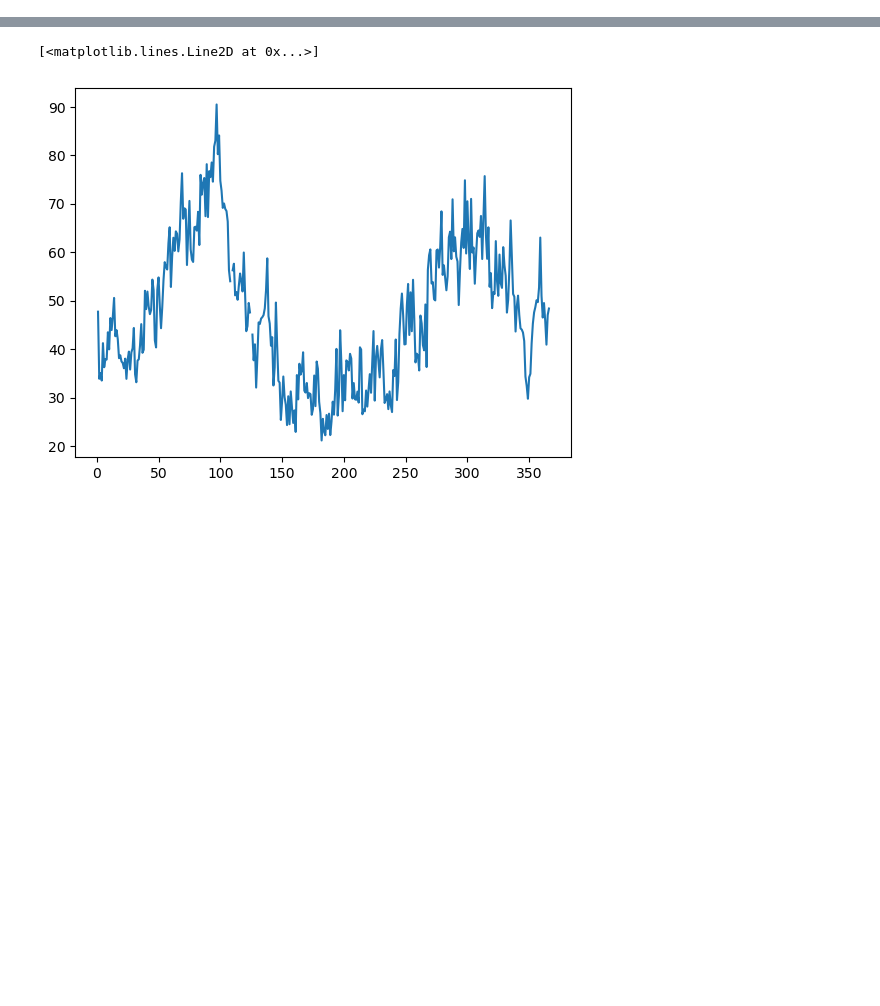
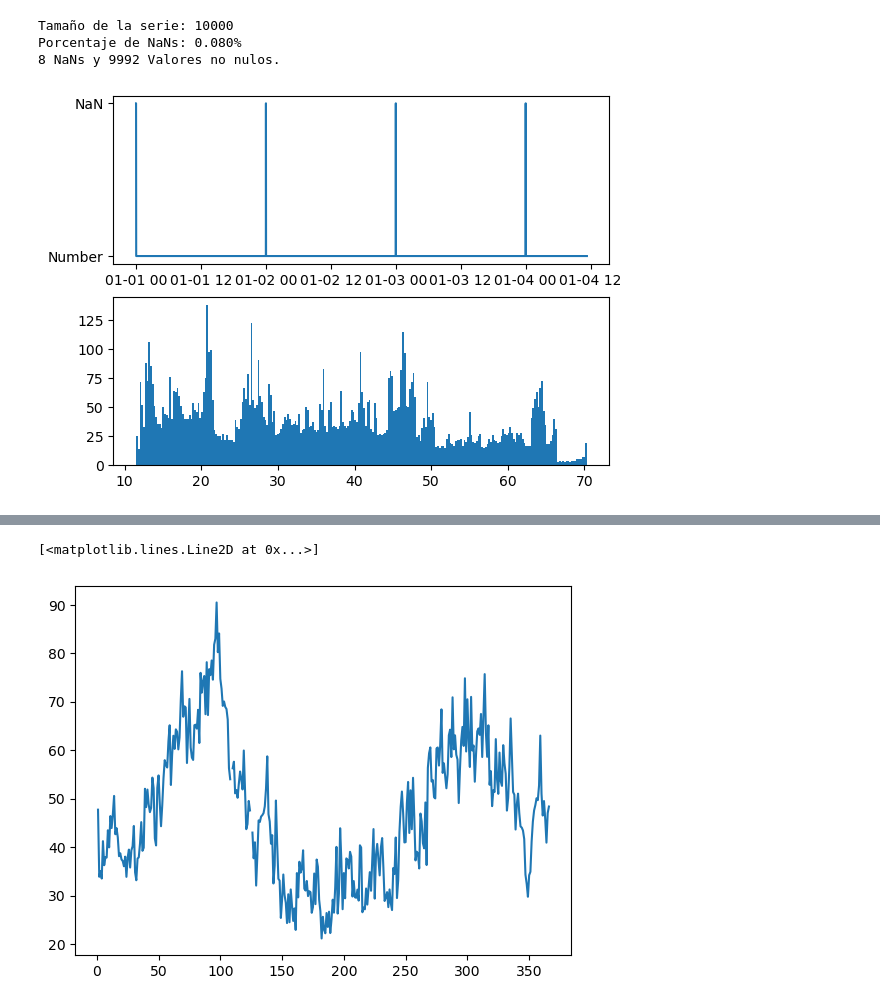
Before and after one commit to atuel96/cargar-estacion-tucu-tec, a Jupyter notebook: read_data.ipynb, the cells around one changed output, grey strips where cells are left out. Saved outputs shown, nothing was run; the diff lists cells and outputs as text; code cells hidden in the pictures; blank space fills up the shorter version.

Commit message:
Add basic stats function and README

```diff
--- a/read_data.ipynb
+++ b/read_data.ipynb
@@ -16,3 +16,26 @@ logger.setLevel(logging.ERROR)
 datafolder = Path("tucu")
 year = 2000
 df = load_year_data(year, datafolder)
+# %%
+import matplotlib.pyplot as plt
+def basic_stats(series : pd.Series):
+    n_nan = series.isna().sum()
+    nan_ratio = n_nan/series.size
+    print(f"Tamaño de la serie: {series.size}")
+    print(f"Porcentaje de NaNs: {nan_ratio:.3%}")
+    print(f"{n_nan} NaNs y {(series.size - n_nan)} Valores no nulos.")
+
+
+    _, axs = plt.subplots(2)
+    axs[0].plot(series.isna().astype(int))
+    axs[0].set_yticks([0, 1], ["Number", "NaN"])
+
+    axs[1].hist(series, bins=256)
+
+
+basic_stats(df.TEC.iloc[0:10000])
+# %% [output]
+Tamaño de la serie: 10000
+Porcentaje de NaNs: 0.080%
+8 NaNs y 9992 Valores no nulos.
+[figure, added]
```
Also changed, not shown: parts of 2 cells of this notebook, 2 other files.
